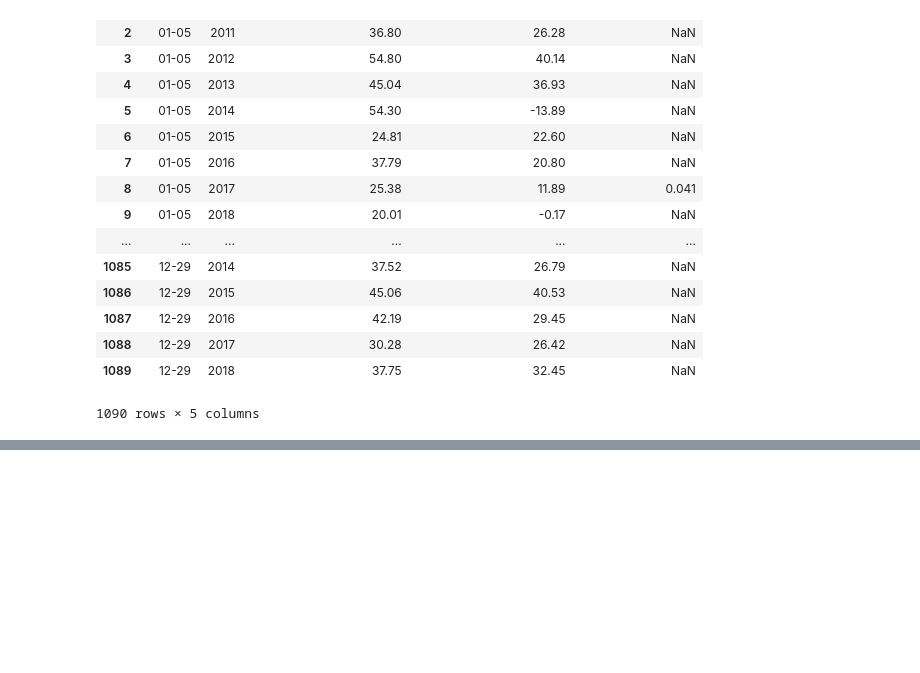
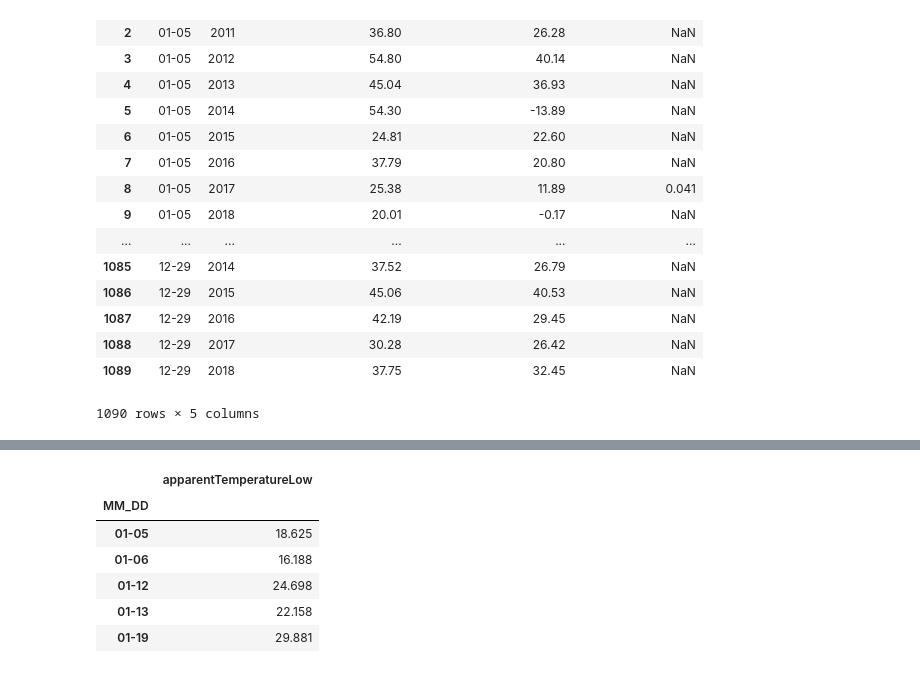
Before and after one commit to imidaho/Best-Party-Days, a Jupyter notebook: Best Party Days.ipynb, the cells around one changed output, grey strips where cells are left out. Cells and saved outputs as stored; diff of their text form; code cells hidden in the pictures; blank space fills up the shorter version.

```diff
--- a/Best Party Days.ipynb
+++ b/Best Party Days.ipynb
@@ -120,0 +147,13 @@ potential_days
+# %%
+#groupby MM_DD avg Low
+low_days = pd.read_sql_query("SELECT MM_DD, apparentTemperatureLow FROM 'weather summary'",all_weather)
+avg_low_days = low_days.groupby('MM_DD').mean()
+avg_low_days.head()
+# %% [output]
+|  | apparentTemperatureLow |
+| MM_DD |  |
+| 01-05 | 18.625 |
+| 01-06 | 16.188 |
+| 01-12 | 24.698 |
+| 01-13 | 22.158 |
+| 01-19 | 29.881 |
```
Also changed, not shown: parts of 3 cells of this notebook.
